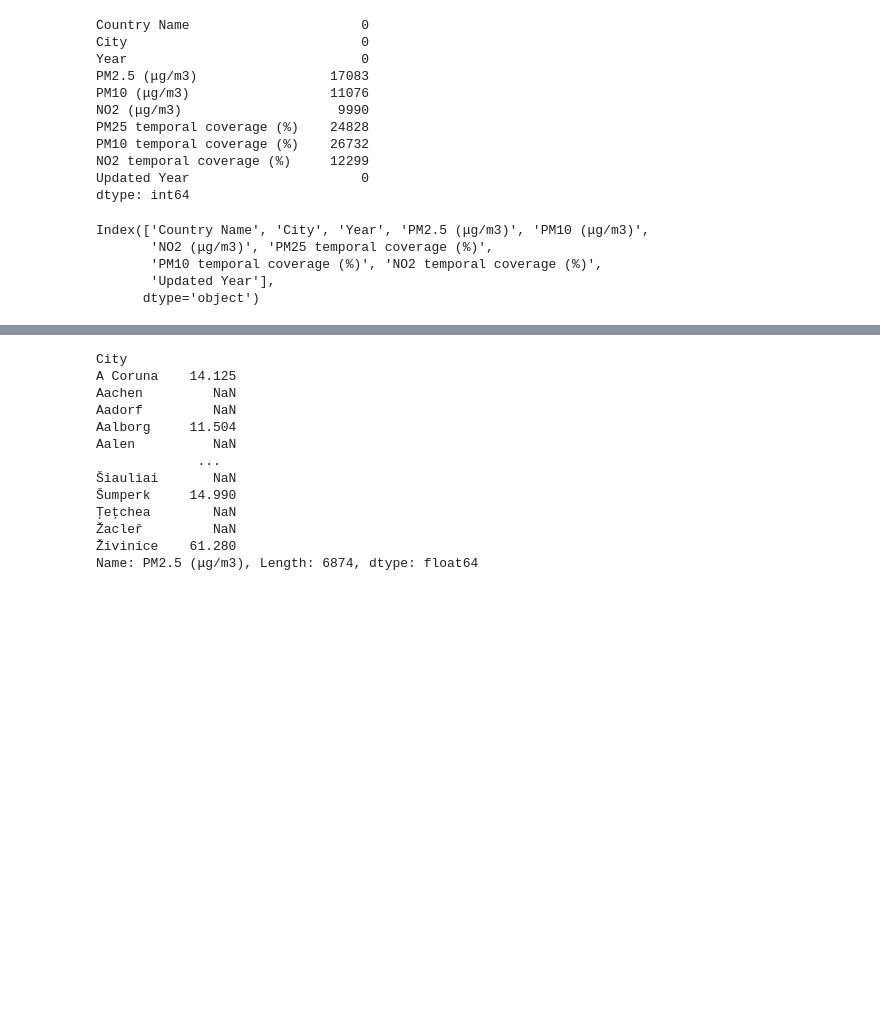
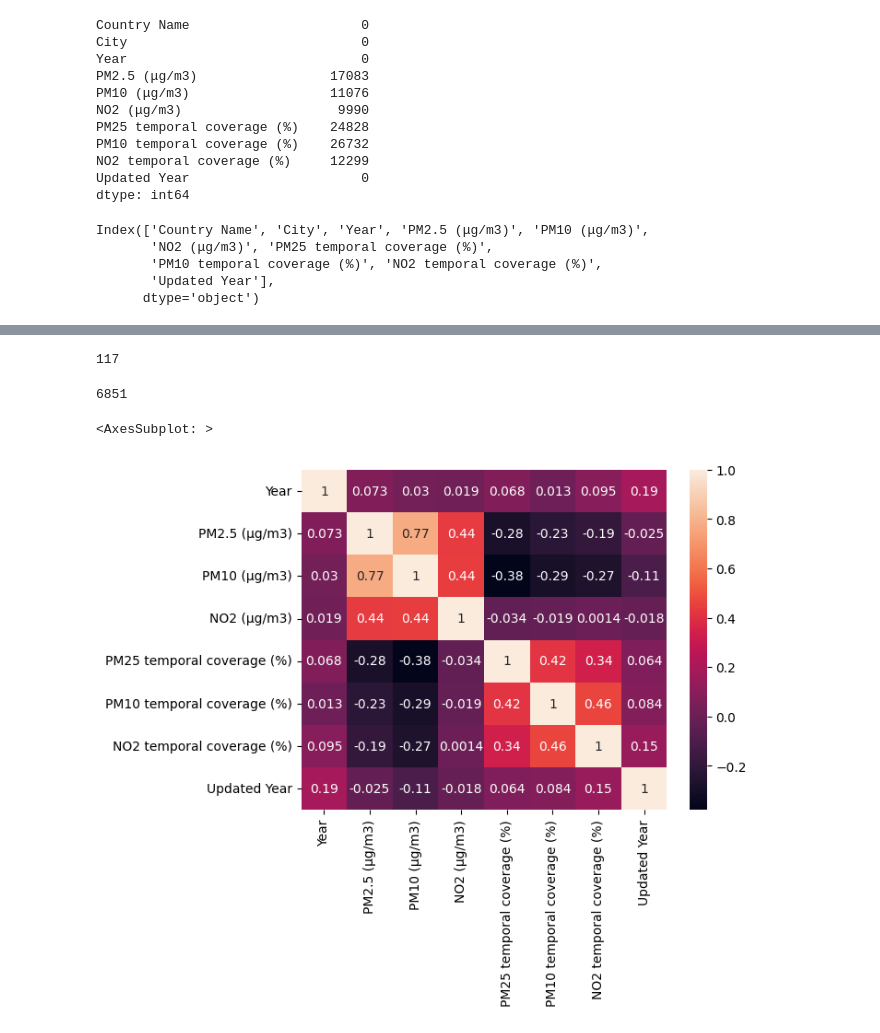
Before and after one commit to AgustinCdeCelis/Air-Quality, a Jupyter notebook: analisis.ipynb, the cells around one changed output, grey strips where cells are left out. Drawn from its saved outputs; the diff is of its cells as text; code cells hidden in the pictures; blank space fills up the shorter version.

```diff
--- a/analisis.ipynb
+++ b/analisis.ipynb
@@ -95,0 +235,4 @@ Index(['Country Name', 'City', 'Year', 'PM2.5 (μg/m3)', 'PM10 (μg/m3)',
+# %%
+#Take the NO2 temporal coverage mean based on Country
+
+df['NO2 temporal coverage (%)'] = df.apply(lambda row: df.groupby(['Country Name'])['NO2 temporal coverage (%)'].mean()[row['Country Name']] if pd.isna(row['NO2 temporal coverage (%)']) else row['NO2 temporal coverage (%)'],axis=1)
@@ -95,0 +275,9 @@ Index(['Country Name', 'City', 'Year', 'PM2.5 (μg/m3)', 'PM10 (μg/m3)',
+# %%
+#Based on Year
+
+df['PM2.5 (μg/m3)'] = df.apply(lambda row: df.groupby(['Year'])['PM2.5 (μg/m3)'].mean()[row['Year']] if pd.isna(row['PM2.5 (μg/m3)']) else row['PM2.5 (μg/m3)'],axis=1)
+df['PM10 (μg/m3)'] = df.apply(lambda row: df.groupby(['Year'])['PM10 (μg/m3)'].mean()[row['Year']] if pd.isna(row['PM10 (μg/m3)']) else row['PM10 (μg/m3)'],axis=1)
+df['NO2 (μg/m3)'] = df.apply(lambda row: df.groupby(['Year'])['NO2 (μg/m3)'].mean()[row['Year']] if pd.isna(row['NO2 (μg/m3)']) else row['NO2 (μg/m3)'],axis=1)
+df['PM25 temporal coverage (%)'] = df.apply(lambda row: df.groupby(['Year'])['PM25 temporal coverage (%)'].mean()[row['Year']] if pd.isna(row['PM25 temporal coverage (%)']) else row['PM25 temporal coverage (%)'],axis=1)
+df['PM10 temporal coverage (%)'] = df.apply(lambda row: df.groupby(['Year'])['PM10 temporal coverage (%)'].mean()[row['Year']] if pd.isna(row['PM10 temporal coverage (%)']) else row['PM10 temporal coverage (%)'],axis=1)
+df['NO2 temporal coverage (%)'] = df.apply(lambda row: df.groupby(['Year'])['NO2 temporal coverage (%)'].mean()[row['Year']] if pd.isna(row['NO2 temporal coverage (%)']) else row['NO2 temporal coverage (%)'],axis=1)
@@ -95,0 +310,27 @@ Index(['Country Name', 'City', 'Year', 'PM2.5 (μg/m3)', 'PM10 (μg/m3)',
+# %%
+category=[1,2, 3,4]
+df['level_pm2.5']=pd.cut(df['PM2.5 (μg/m3)'],[0,10.38,14.63,23.16,191.90], labels=category)
+df['level_pm2.5']= pd.to_numeric(df['level_pm2.5'])
+
+df['level_pm10']=pd.cut(df['PM10 (μg/m3)'],[0,18,23,46,540], labels=category)
+df['level_pm10']=pd.to_numeric(df['level_pm10'])
+
+df['level_no2']=pd.cut(df['NO2 (μg/m3)'],[0,14,20.05,30.57,210.68], labels=category)
+df['level_no2'] =pd.to_numeric(df['level_no2'])
+
+df['level_pm2.5coverage']=pd.cut(df['PM25 temporal coverage (%)'],[0,90.97,92.87,96.54,100], labels=category)
+df['level_pm2.5coverage']=pd.to_numeric(df['level_pm2.5coverage'])
+
+df['level_pm10coverage']=pd.cut(df['PM10 temporal coverage (%)'],[0,91.61,94.02,95.88,100], labels=category)
+df['level_pm10coverage']=pd.to_numeric(df['level_pm10coverage'])
+
+df['level_no2temporal']=pd.cut(df['NO2 temporal coverage (%)'],[0,93,95,98,100], labels=category)
+df['level_no2temporal'] =pd.to_numeric(df['level_no2temporal'])
+
+
+#df['rank'] =df['level_pm2.5']+df['level_pm10']
+#df
+
+df['contamination_rank'] = (df[['level_pm2.5','level_pm10','level_no2','level_pm2.5coverage','level_pm10coverage','level_no2temporal']].sum(axis=1))/6
+df
+#df['contamination_rank'] = df['level_pm2.5']+df['level_pm10']+df['level_no2']+df['level_pm2.5coverage']+df['level_pm10coverage']+df['level_no2temporal']+df['contamination_rank']
@@ -95,0 +383,2 @@ Index(['Country Name', 'City', 'Year', 'PM2.5 (μg/m3)', 'PM10 (μg/m3)',
+# %%
+df['contamination_rank'] = df['level_pm2.5']+df['level_pm10']
@@ -95,0 +428,13 @@ Index(['Country Name', 'City', 'Year', 'PM2.5 (μg/m3)', 'PM10 (μg/m3)',
+# %%
+df['Country Name'].nunique()
+# %% [output]
+117
+# %%
+df['City'].nunique()
+# %% [output]
+6851
+# %%
+sns.heatmap(df.corr(),annot=True)
+# %% [output]
+<AxesSubplot: >
+[figure, added]
@@ -96,17 +444,3 @@ Index(['Country Name', 'City', 'Year', 'PM2.5 (μg/m3)', 'PM10 (μg/m3)',
 # %%
-df.groupby('City')['PM2.5 (μg/m3)'].mean()
+#df.groupby('City')['PM10 (μg/m3)'].mean()
-# %% [output]
-City
-A Coruna    14.125
-Aachen         NaN
-Aadorf         NaN
-Aalborg     11.504
-Aalen          NaN
-             ...
-Šiauliai       NaN
-Šumperk     14.990
-Ţeţchea        NaN
-Žacleř         NaN
-Živinice    61.280
-Name: PM2.5 (μg/m3), Length: 6874, dtype: float64
 # %%
```
Also changed, not shown: parts of 39 cells of this notebook.
